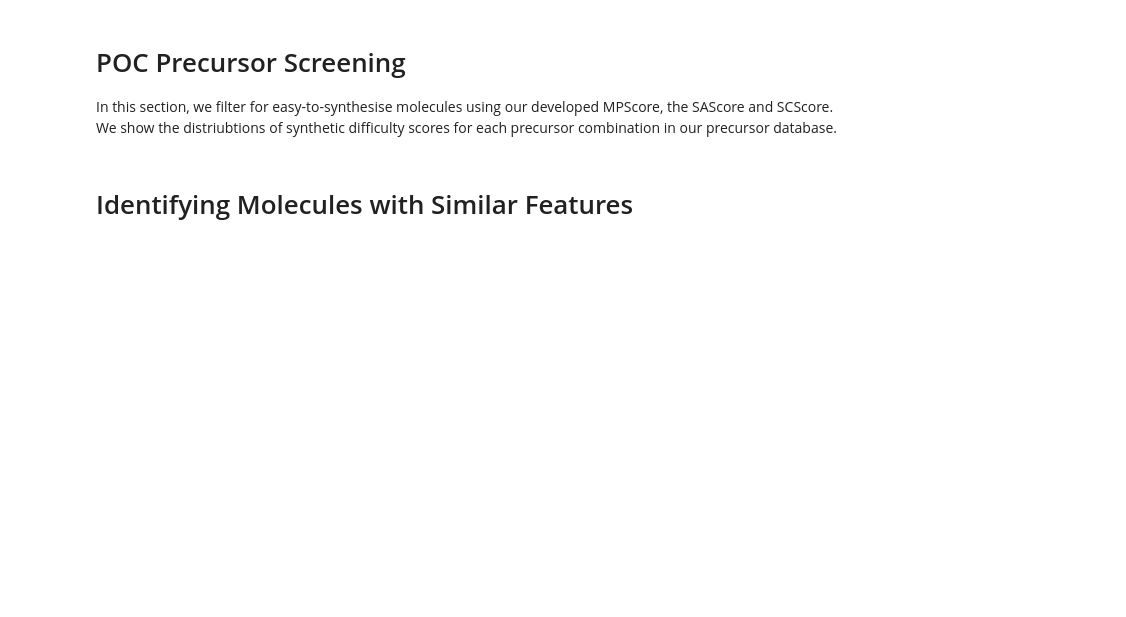
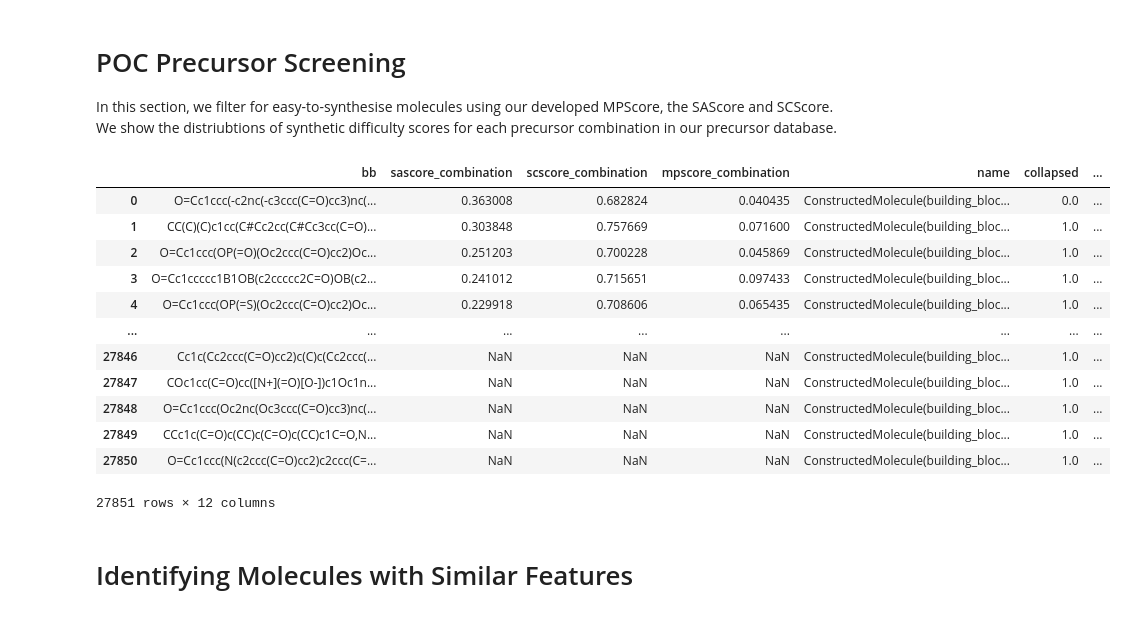
Before and after one commit to stevenkbennett/synthetic_accessibility_project, a Jupyter notebook: notebooks/database_analysis.ipynb, the cells around one changed output. Drawn from its saved outputs; the diff is of its cells as text; code cells hidden in the pictures; blank space fills up the shorter version.

```diff
--- a/notebooks/database_analysis.ipynb
+++ b/notebooks/database_analysis.ipynb
@@ -343,6 +348,24 @@ def plot_figure_7():
     ax.legend()
     return fig
 plot_figure_7()
+# %%
+df = pd.read_json(str(Path('../data/cages.json').resolve()))
+# %%
+df
+# %% [output]
+|  | bb | sascore_combination | scscore_combination | mpscore_combination | name | collapsed | ... |
+| 0 | O=Cc1ccc(-c2nc(-c3ccc(C=O)cc3)nc(... | 0.363008 | 0.682824 | 0.040435 | ConstructedMolecule(building_bloc... | 0.0 | ... |
+| 1 | CC(C)(C)c1cc(C#Cc2cc(C#Cc3cc(C=O)... | 0.303848 | 0.757669 | 0.071600 | ConstructedMolecule(building_bloc... | 1.0 | ... |
+| 2 | O=Cc1ccc(OP(=O)(Oc2ccc(C=O)cc2)Oc... | 0.251203 | 0.700228 | 0.045869 | ConstructedMolecule(building_bloc... | 1.0 | ... |
+| 3 | O=Cc1ccccc1B1OB(c2ccccc2C=O)OB(c2... | 0.241012 | 0.715651 | 0.097433 | ConstructedMolecule(building_bloc... | 1.0 | ... |
+| 4 | O=Cc1ccc(OP(=S)(Oc2ccc(C=O)cc2)Oc... | 0.229918 | 0.708606 | 0.065435 | ConstructedMolecule(building_bloc... | 1.0 | ... |
+| ... | ... | ... | ... | ... | ... | ... | ... |
+| 27846 | Cc1c(Cc2ccc(C=O)cc2)c(C)c(Cc2ccc(... | NaN | NaN | NaN | ConstructedMolecule(building_bloc... | 1.0 | ... |
+| 27847 | COc1cc(C=O)cc([N+](=O)[O-])c1Oc1n... | NaN | NaN | NaN | ConstructedMolecule(building_bloc... | 1.0 | ... |
+| 27848 | O=Cc1ccc(Oc2nc(Oc3ccc(C=O)cc3)nc(... | NaN | NaN | NaN | ConstructedMolecule(building_bloc... | 1.0 | ... |
+| 27849 | CCc1c(C=O)c(CC)c(C=O)c(CC)c1C=O,N... | NaN | NaN | NaN | ConstructedMolecule(building_bloc... | 1.0 | ... |
+| 27850 | O=Cc1ccc(N(c2ccc(C=O)cc2)c2ccc(C=... | NaN | NaN | NaN | ConstructedMolecule(building_bloc... | 1.0 | ... |
+27851 rows × 12 columns
 # %%
 def get_largest_cages():
     df = pd.read_json('cages.json').drop_duplicates('bb')
```
Also changed, not shown: parts of 6 cells of this notebook.
